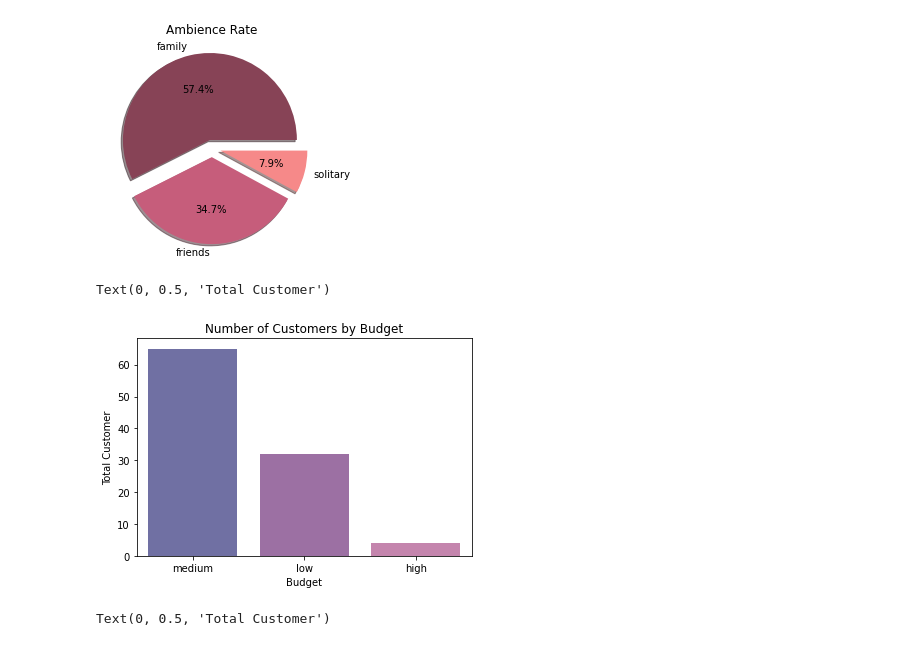
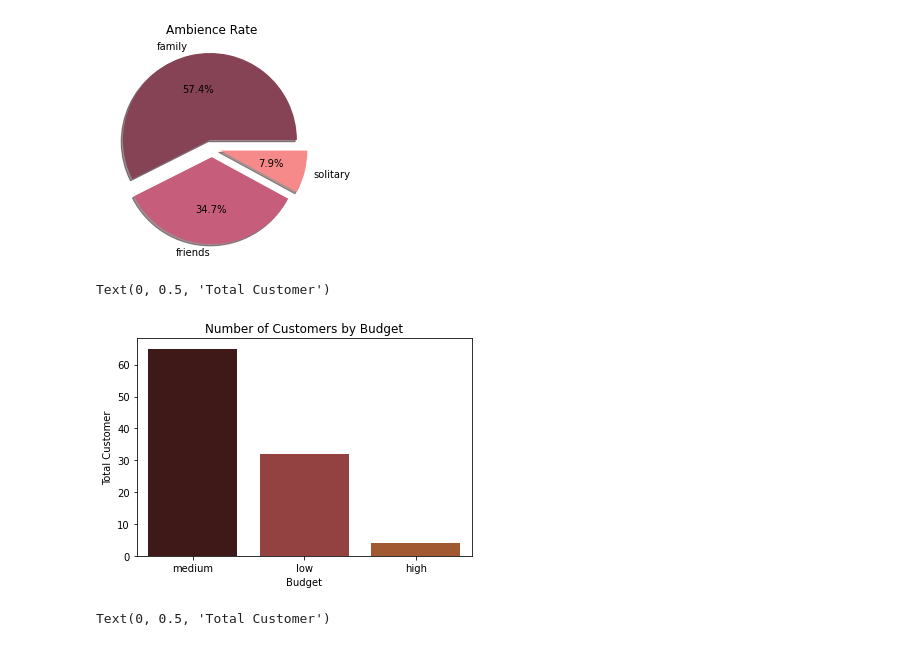
Before and after one commit to crzysab/Stupen-Task, a Jupyter notebook: Task3_Group1.ipynb, the cells around one changed output. Saved outputs shown, nothing was run; the diff lists cells and outputs as text; code cells hidden in the pictures.

```diff
--- a/Task3_Group1.ipynb
+++ b/Task3_Group1.ipynb
@@ -311,13 +311,13 @@ plt.show()
 # %%
 ax = plt.axes()
 
-sns.countplot(x='budget', data=df2, palette=['#6867AC','#A267AC','#CE7BB0'])
+sns.countplot(x='budget', data=df2, palette=['#461111','#A13333','#B3541E'])
 ax.set_title('Number of Customers by Budget')
 ax.set_xlabel('Budget')
 ax.set_ylabel('Total Customer')
 # %% [output]
 Text(0, 0.5, 'Total Customer')
-[figure, old version]
+[figure, new version]
 # %%
 ax = plt.axes()
 sns.countplot(y='personality', data=df2, palette=['#781D42','#A3423C','#DE834D','#ECB365'])
```
Also changed, not shown: parts of 1 cell of this notebook.
